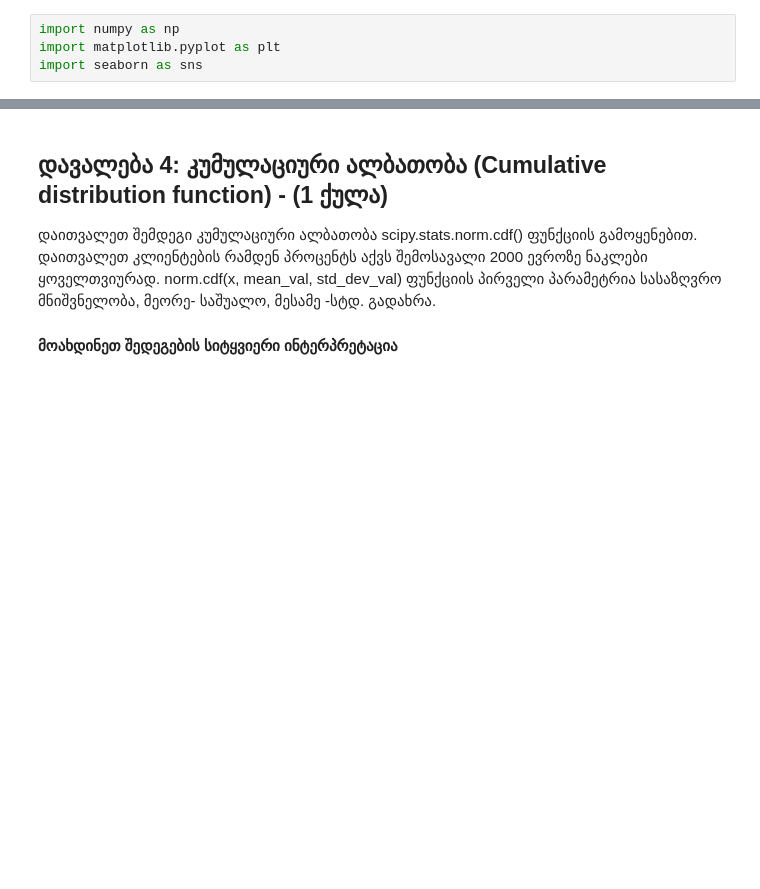
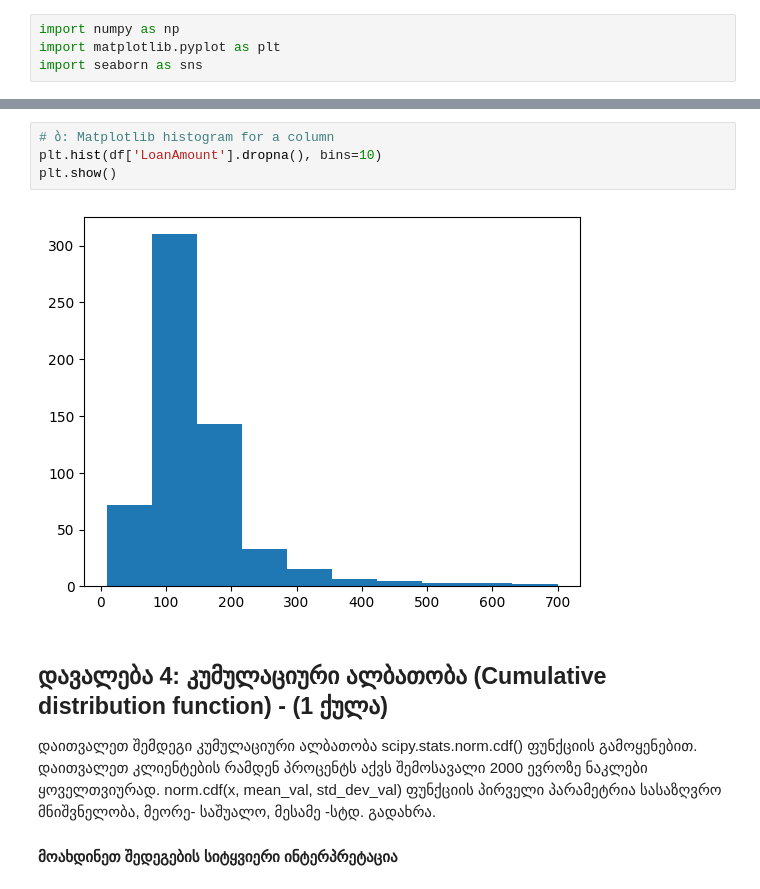
Before and after one commit to Ninidze1/Python-Analytics, a Jupyter notebook: Quiz 2_Probability_Statistics.ipynb, the cells around one changed output, grey strips where cells are left out. Saved outputs shown, nothing was run; the diff lists cells and outputs as text; blank space fills up the shorter version.

```diff
--- a/Quiz 2_Probability_Statistics.ipynb
+++ b/Quiz 2_Probability_Statistics.ipynb
@@ -62,3 +116,9 @@ import seaborn as sns
+# %%
+# ბ: Matplotlib histogram for a column
+plt.hist(df['LoanAmount'].dropna(), bins=10)
+plt.show()
+# %% [output]
+[figure, added]
 # %% [markdown]
 ## დავალება 4:  კუმულაციური ალბათობა (Cumulative distribution function) - (1 ქულა)
 დაითვალეთ შემდეგი კუმულაციური ალბათობა scipy.stats.norm.cdf() ფუნქციის გამოყენებით.
```
Also changed, not shown: parts of 11 cells of this notebook.
